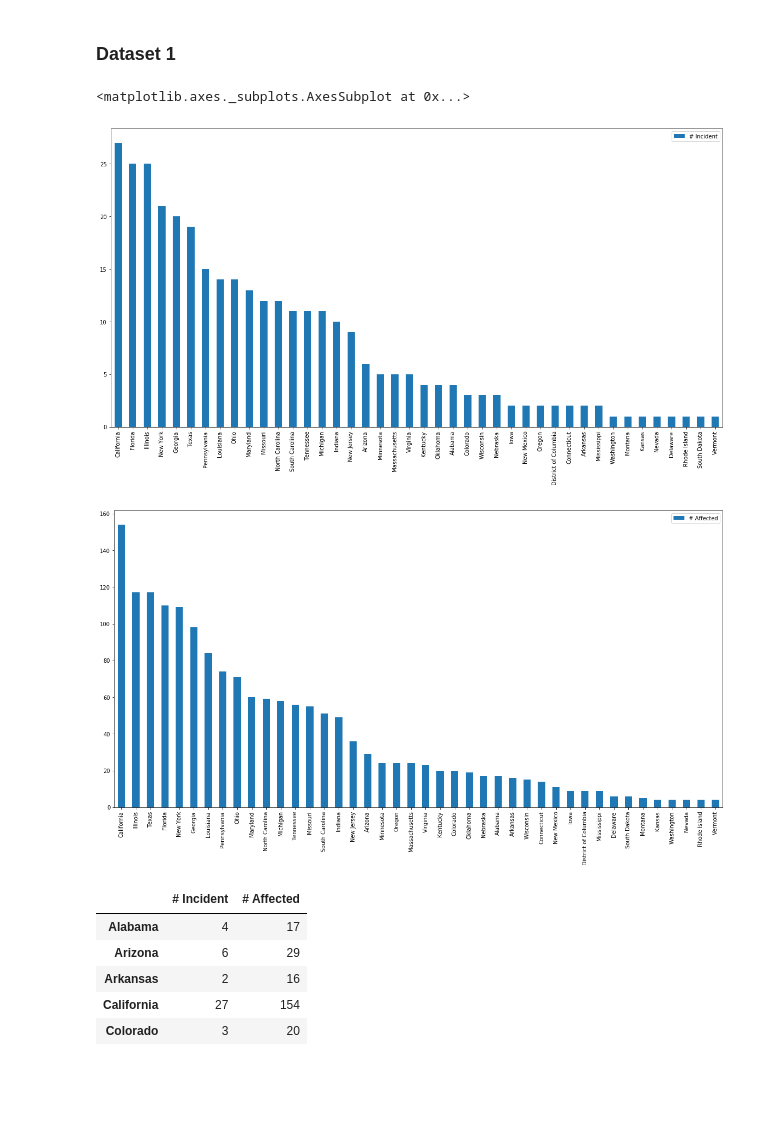
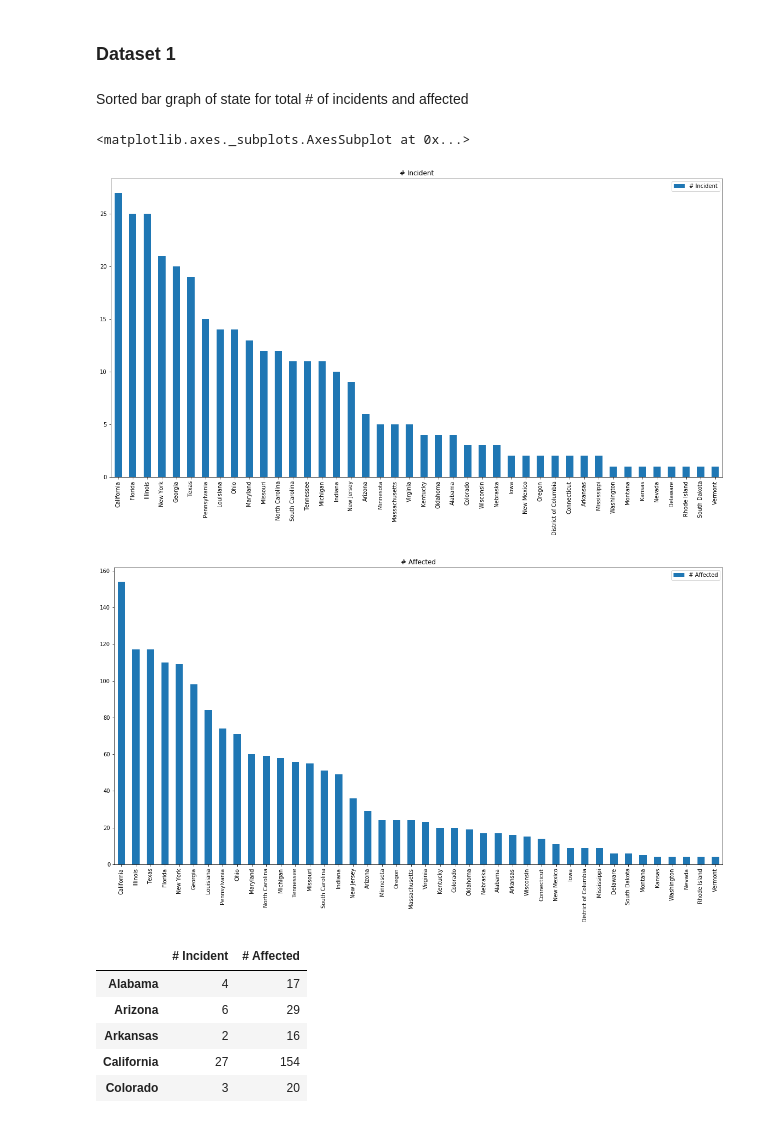
Before and after one commit to tyc024/Cogs108-Final-Project, a Jupyter notebook: FinalProject.ipynb, the cells around one changed output. Drawn from its saved outputs; the diff is of its cells as text; code cells hidden in the pictures; blank space fills up the shorter version.

```diff
--- a/FinalProject.ipynb
+++ b/FinalProject.ipynb
@@ -162,13 +213,15 @@ murder_by_state_by_weapon_VS_mass_shootings = murder_by_state_by_weapon_VS_mass_
 ## Data Visualization
 # %% [markdown]
 ### Dataset 1
+# %% [markdown]
+Sorted bar graph of state for total # of incidents and affected
 # %%
-df_incident.sort_values('# Incident')[::-1].plot(kind='bar', figsize=(20,10))
-df_affected.sort_values('# Affected')[::-1].plot(kind='bar', figsize=(20,10))
+df_incident.sort_values('# Incident')[::-1].plot(kind='bar', figsize=(20,10), title='# Incident')
+df_affected.sort_values('# Affected')[::-1].plot(kind='bar', figsize=(20,10), title='# Affected')
 # %% [output]
 <matplotlib.axes._subplots.AxesSubplot at 0x...>
-[figure, old version]
+[figure, new version]
-[figure, old version]
+[figure, new version]
 # %%
 df_shootings_incident_affected = pd.concat([df_incident, df_affected], axis=1)
 df_shootings_incident_affected.head()
```
Also changed, not shown: parts of 49 cells of this notebook.
